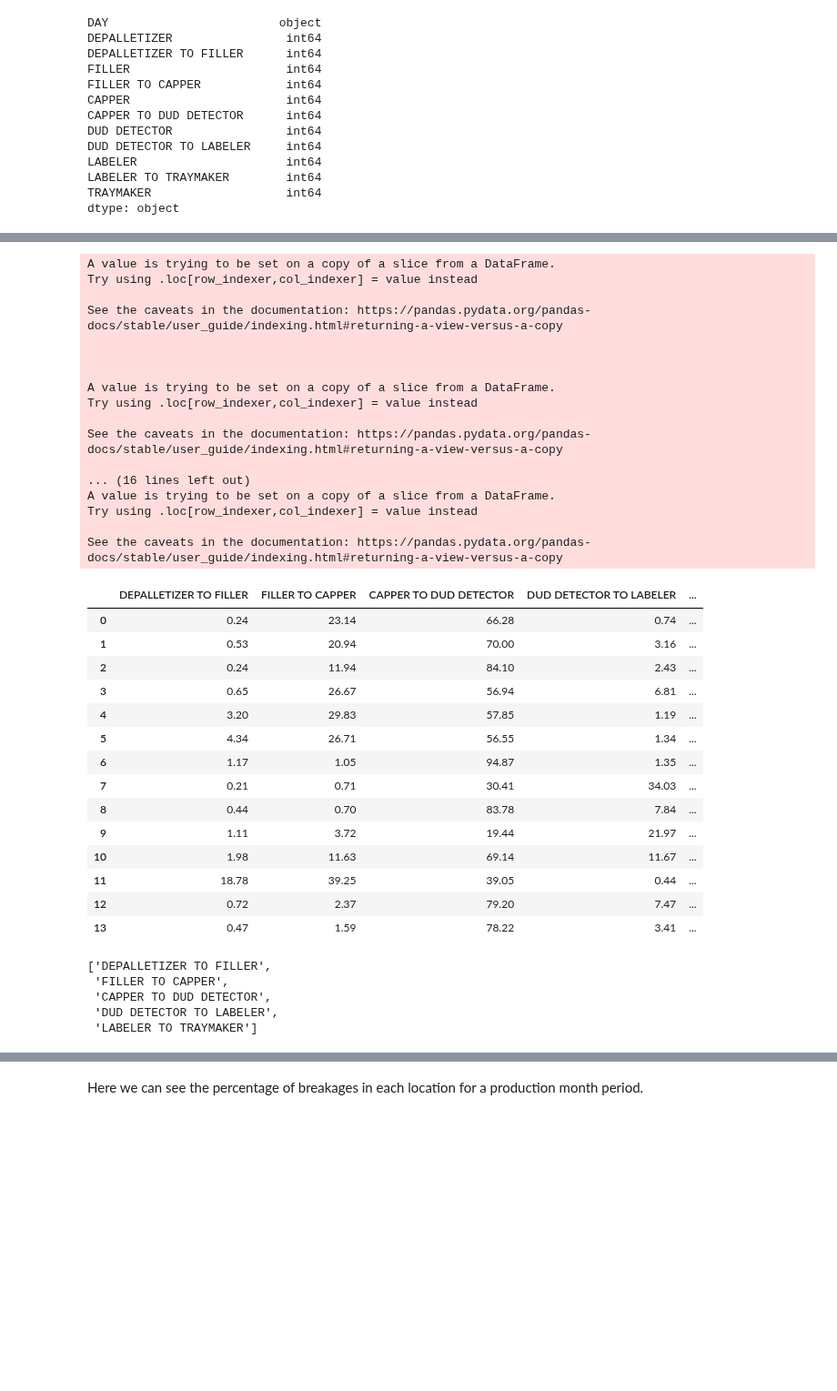
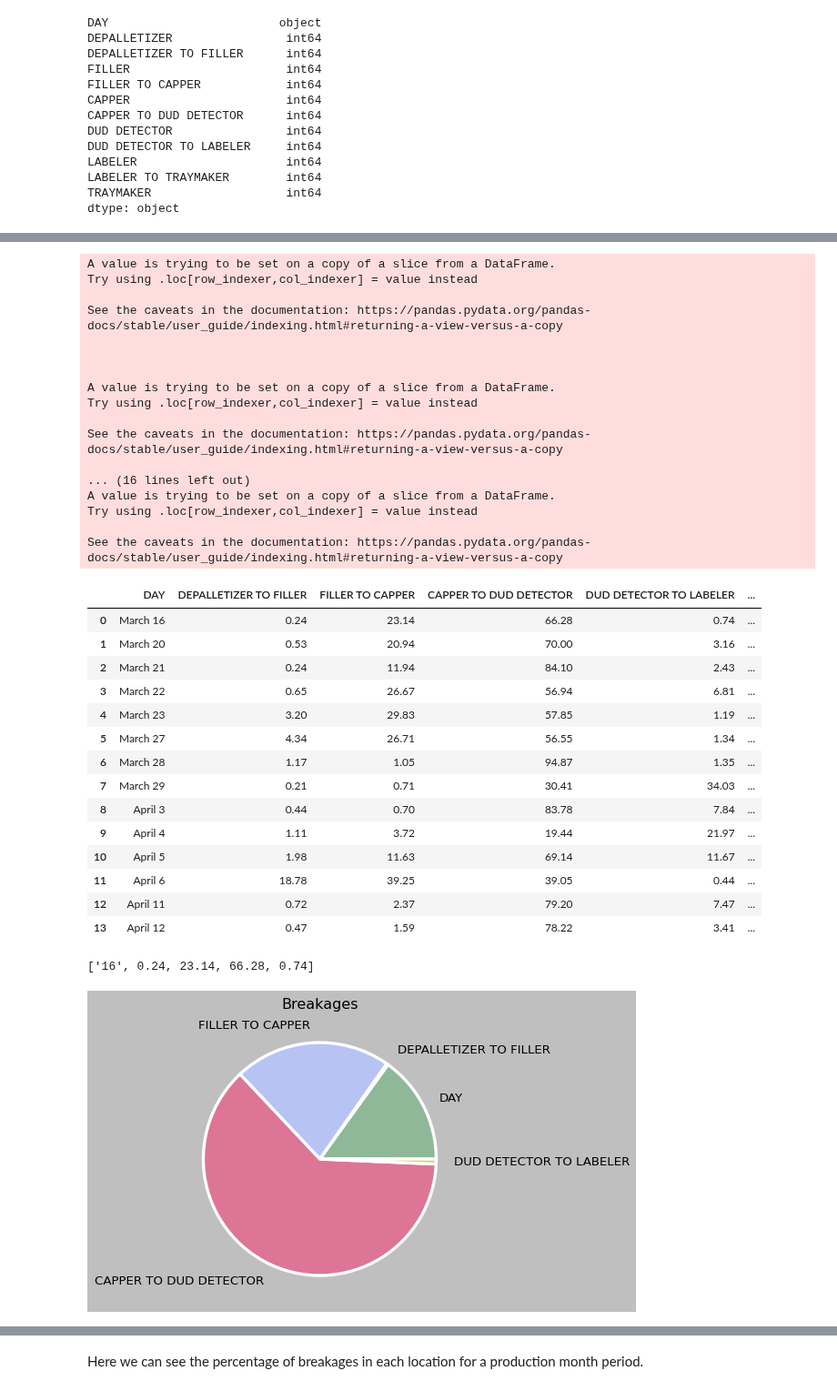
Before and after one commit to khagerthey/VIS1, a Jupyter notebook: PS6.ipynb, the cells around one changed output, grey strips where cells are left out. Shown at 91% size. Cells and saved outputs as stored; diff of their text form; code cells hidden in the pictures; blank space fills up the shorter version.

```diff
--- a/PS6.ipynb
+++ b/PS6.ipynb
@@ -340,7 +340,7 @@ See the caveats in the documentation: https://pandas.pydata.org/pandas-docs/stab
 | 13 | April 12 | 122641 | 0.470970 | 122583 | 1.591555 | 122387 | 78.221681 | ... |
 # %%
 #Percentage of breakages recorded in each area for the day
-NTL_print=NTL[[ 'DEPALLETIZER TO FILLER', 'FILLER TO CAPPER', 'CAPPER TO DUD DETECTOR', 'DUD DETECTOR TO LABELER', 'LABELER TO TRAYMAKER']]
+NTL_print=NTL[[ 'DAY', 'DEPALLETIZER TO FILLER', 'FILLER TO CAPPER', 'CAPPER TO DUD DETECTOR', 'DUD DETECTOR TO LABELER', 'LABELER TO TRAYMAKER']]
 NTL_print['DEPALLETIZER TO FILLER']=NTL_print['DEPALLETIZER TO FILLER'].astype(float).round(2)
 NTL_print['FILLER TO CAPPER']=NTL_print['FILLER TO CAPPER'].astype(float).round(2)
 NTL_print['CAPPER TO DUD DETECTOR']=NTL_print['CAPPER TO DUD DETECTOR'].astype(float).round(2)
@@ -366,18 +366,18 @@ A value is trying to be set on a copy of a slice from a DataFrame.
 Try using .loc[row_indexer,col_indexer] = value instead
 
 See the caveats in the documentation: https://pandas.pydata.org/pandas-docs/stable/user_guide/indexing.html#returning-a-view-versus-a-copy
-|  | DEPALLETIZER TO FILLER | FILLER TO CAPPER | CAPPER TO DUD DETECTOR | DUD DETECTOR TO LABELER | ... |
-| 0 | 0.24 | 23.14 | 66.28 | 0.74 | ... |
-| 1 | 0.53 | 20.94 | 70.00 | 3.16 | ... |
-| 2 | 0.24 | 11.94 | 84.10 | 2.43 | ... |
-| 3 | 0.65 | 26.67 | 56.94 | 6.81 | ... |
-| 4 | 3.20 | 29.83 | 57.85 | 1.19 | ... |
-| 5 | 4.34 | 26.71 | 56.55 | 1.34 | ... |
-| 6 | 1.17 | 1.05 | 94.87 | 1.35 | ... |
-| 7 | 0.21 | 0.71 | 30.41 | 34.03 | ... |
-| 8 | 0.44 | 0.70 | 83.78 | 7.84 | ... |
-| 9 | 1.11 | 3.72 | 19.44 | 21.97 | ... |
-| 10 | 1.98 | 11.63 | 69.14 | 11.67 | ... |
-| 11 | 18.78 | 39.25 | 39.05 | 0.44 | ... |
-| 12 | 0.72 | 2.37 | 79.20 | 7.47 | ... |
-| 13 | 0.47 | 1.59 | 78.22 | 3.41 | ... |
+|  | DAY | DEPALLETIZER TO FILLER | FILLER TO CAPPER | CAPPER TO DUD DETECTOR | DUD DETECTOR TO LABELER | ... |
+| 0 | March 16 | 0.24 | 23.14 | 66.28 | 0.74 | ... |
+| 1 | March 20 | 0.53 | 20.94 | 70.00 | 3.16 | ... |
+| 2 | March 21 | 0.24 | 11.94 | 84.10 | 2.43 | ... |
+| 3 | March 22 | 0.65 | 26.67 | 56.94 | 6.81 | ... |
+| 4 | March 23 | 3.20 | 29.83 | 57.85 | 1.19 | ... |
+| 5 | March 27 | 4.34 | 26.71 | 56.55 | 1.34 | ... |
+| 6 | March 28 | 1.17 | 1.05 | 94.87 | 1.35 | ... |
+| 7 | March 29 | 0.21 | 0.71 | 30.41 | 34.03 | ... |
+| 8 | April 3 | 0.44 | 0.70 | 83.78 | 7.84 | ... |
+| 9 | April 4 | 1.11 | 3.72 | 19.44 | 21.97 | ... |
+| 10 | April 5 | 1.98 | 11.63 | 69.14 | 11.67 | ... |
+| 11 | April 6 | 18.78 | 39.25 | 39.05 | 0.44 | ... |
+| 12 | April 11 | 0.72 | 2.37 | 79.20 | 7.47 | ... |
+| 13 | April 12 | 0.47 | 1.59 | 78.22 | 3.41 | ... |
@@ -384,14 +390,20 @@ See the caveats in the documentation: https://pandas.pydata.org/pandas-docs/stab
 # %%
 names = list(NTL_print.columns)[:5]
 names
-#values=NTL_print
+values=NTL_print[NTL_print['DAY']=='March 16'].replace('March 16', '16').values.flatten().tolist()[:5]
+values
+#values=['DFT','FCT','CDT','DLT','LTT']
 #values
 # %% [output]
-['DEPALLETIZER TO FILLER',
- 'FILLER TO CAPPER',
- 'CAPPER TO DUD DETECTOR',
- 'DUD DETECTOR TO LABELER',
- 'LABELER TO TRAYMAKER']
+['16', 0.24, 23.14, 66.28, 0.74]
+# %%
+plt.rcParams["figure.figsize"]=(20,5)
+colors=['#8EB897','#4F6272', '#B7C3F3', '#DD7596', '#cfd66f']
+plt.pie(values, labels=names, labeldistance=1.15, wedgeprops = {'linewidth' : 3, 'edgecolor' : 'white'}, colors=colors);
+plt.title('Breakages')
+plt.show();
+# %% [output]
+[figure, added]
 # %%
 NTL_print.style.set_precision(2).background_gradient(cmap = 'Blues')
 #Gradient applied to make large loss more visable
```
Also changed, not shown: parts of 4 cells of this notebook.
